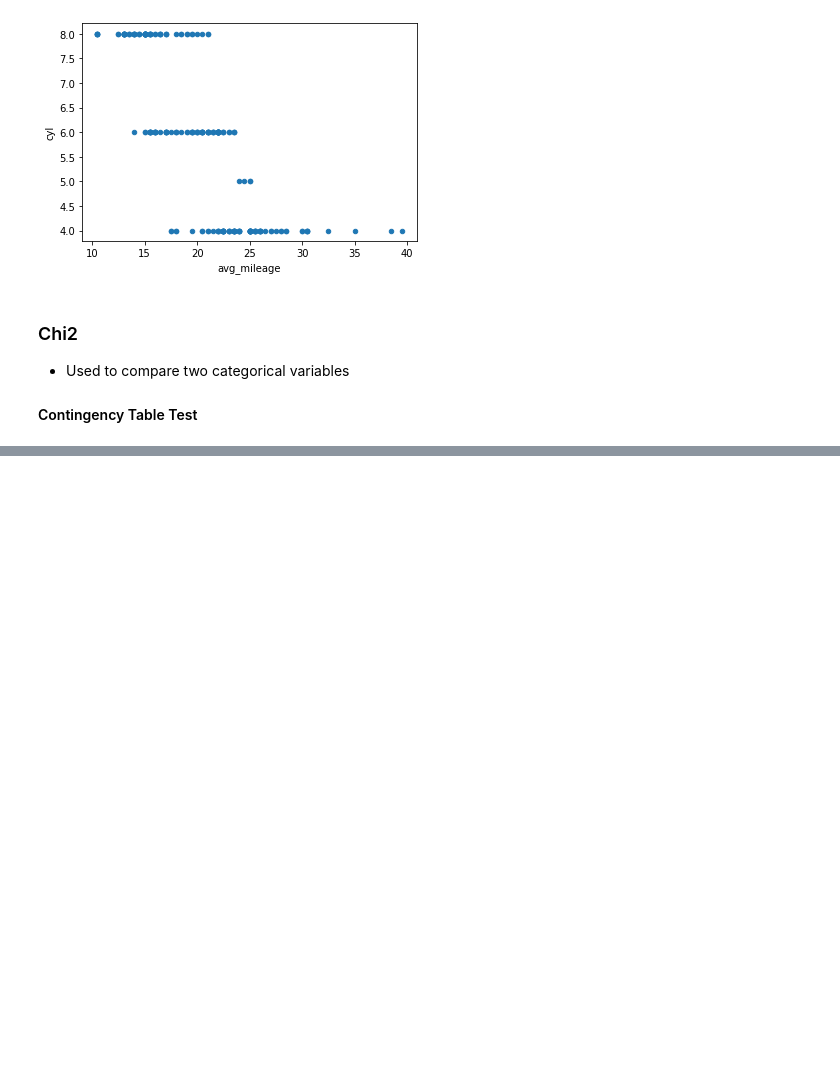
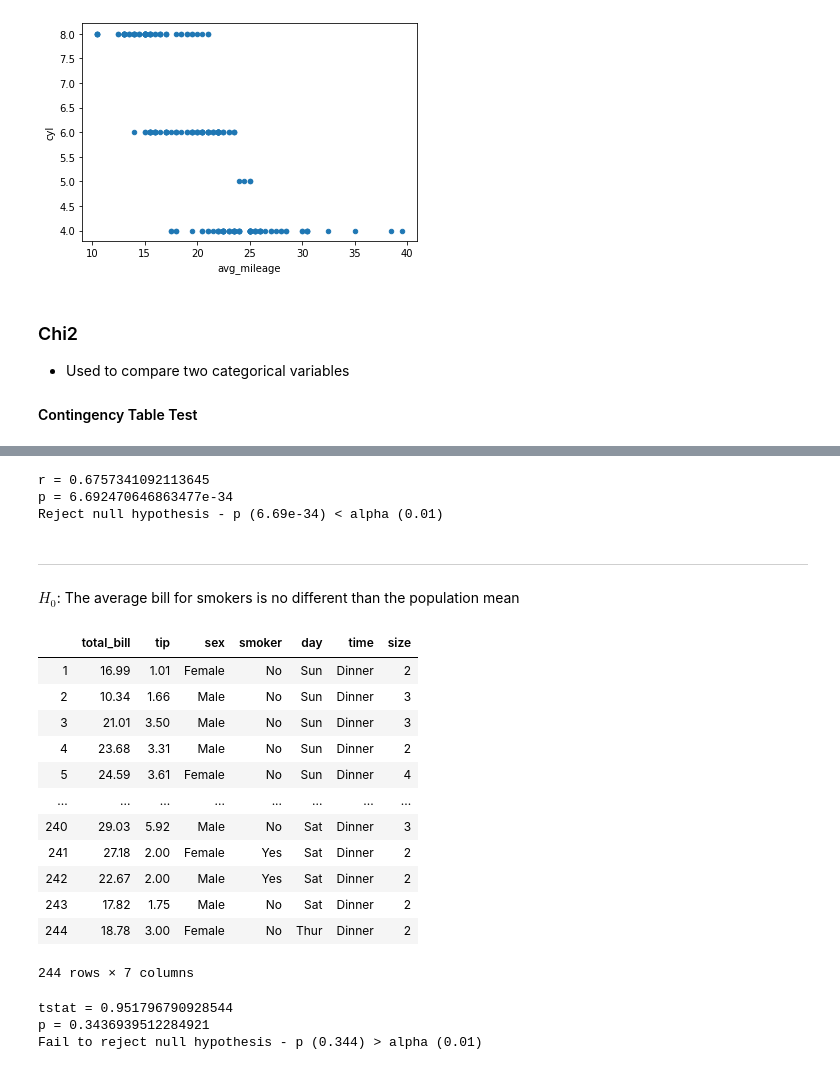
Before and after one commit to aleclhartman/statistics-exercises, a Jupyter notebook: stats_review.ipynb, the cells around one changed output, grey strips where cells are left out. Saved outputs shown, nothing was run; the diff lists cells and outputs as text; code cells hidden in the pictures; blank space fills up the shorter version.

```diff
--- a/stats_review.ipynb
+++ b/stats_review.ipynb
@@ -940,0 +1037,52 @@ plt.show()
+# %%
+alpha = .01
+
+r, p = stats.pearsonr(tips.total_bill, tips.tip)
+print("r =", r)
+print("p =", p)
+
+if p < alpha:
+    print(f"Reject null hypothesis - p ({p:.3}) < alpha ({alpha})")
+else:
+    print(f"Fail to reject null hypothesis - p ({p:.3}) > alpha ({alpha})")
+# %% [output]
+r = 0.6757341092113645
+p = 6.692470646863477e-34
+Reject null hypothesis - p (6.69e-34) < alpha (0.01)
+# %% [markdown]
+---
+$H_0$: The average bill for smokers is no different than the population mean
+# %%
+tips
+# %% [output]
+|  | total_bill | tip | sex | smoker | day | time | size |
+| 1 | 16.99 | 1.01 | Female | No | Sun | Dinner | 2 |
+| 2 | 10.34 | 1.66 | Male | No | Sun | Dinner | 3 |
+| 3 | 21.01 | 3.50 | Male | No | Sun | Dinner | 3 |
+| 4 | 23.68 | 3.31 | Male | No | Sun | Dinner | 2 |
+| 5 | 24.59 | 3.61 | Female | No | Sun | Dinner | 4 |
+| ... | ... | ... | ... | ... | ... | ... | ... |
+| 240 | 29.03 | 5.92 | Male | No | Sat | Dinner | 3 |
+| 241 | 27.18 | 2.00 | Female | Yes | Sat | Dinner | 2 |
+| 242 | 22.67 | 2.00 | Male | Yes | Sat | Dinner | 2 |
+| 243 | 17.82 | 1.75 | Male | No | Sat | Dinner | 2 |
+| 244 | 18.78 | 3.00 | Female | No | Thur | Dinner | 2 |
+244 rows × 7 columns
+# %%
+alpha = .01
+
+smokers = tips[tips.smoker == "Yes"].total_bill
+mean = tips.total_bill.mean()
+
+tstat, p = stats.ttest_1samp(smokers, mean)
+print("tstat =", tstat)
+print("p =", p)
+
+if p < alpha:
+    print(f"Reject null hypothesis - p ({p:.3}) < alpha ({alpha})")
+else:
+    print(f"Fail to reject null hypothesis - p ({p:.3}) > alpha ({alpha})")
+# %% [output]
+tstat = 0.951796790928544
+p = 0.3436939512284921
+Fail to reject null hypothesis - p (0.344) > alpha (0.01)
```
Also changed, not shown: parts of 49 cells of this notebook.
